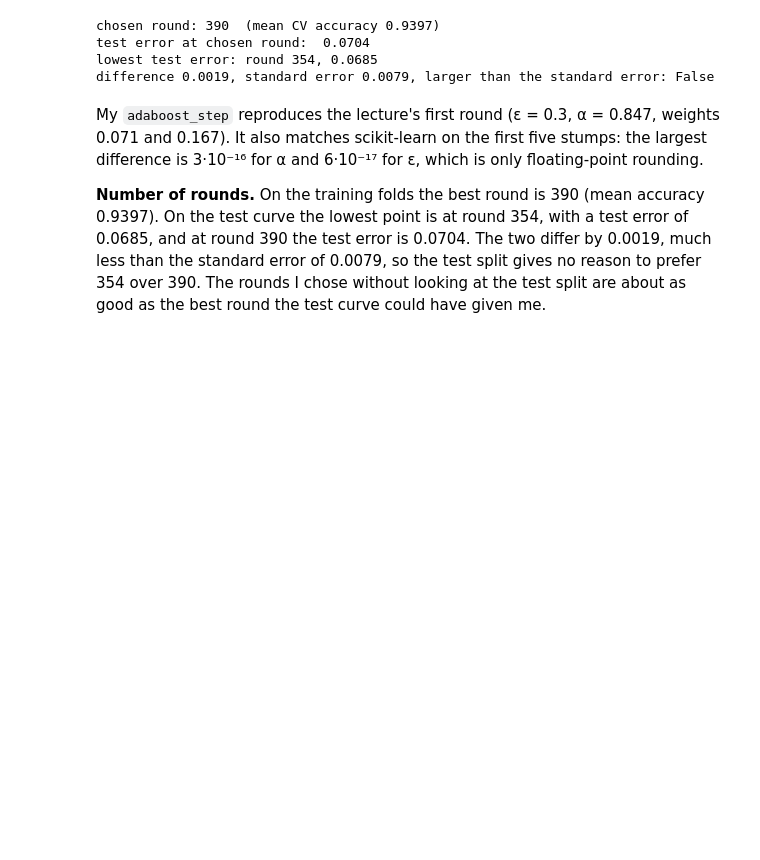
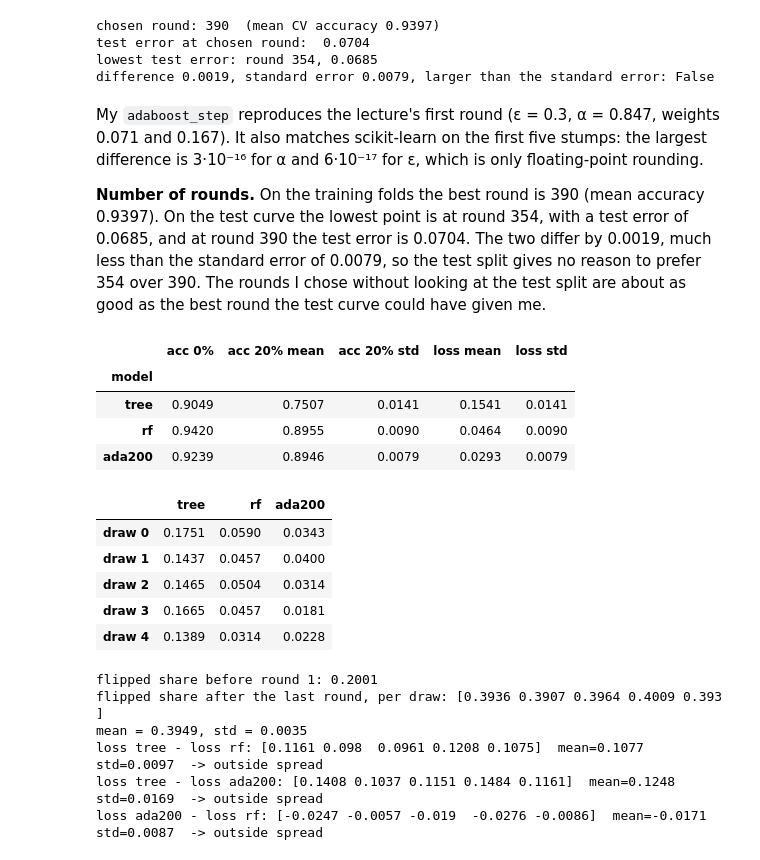
Before and after one commit to mukhamedzhankubantov/kubantov_task-04-ML-course, a Jupyter notebook: kubantov_task4.ipynb, the cells around one changed output. Drawn from its saved outputs; the diff is of its cells as text; code cells hidden in the pictures; blank space fills up the shorter version.

Commit message:
Part 5: label noise experiment and final weights

```diff
--- a/kubantov_task4.ipynb
+++ b/kubantov_task4.ipynb
@@ -515,0 +523,58 @@ My `adaboost_step` reproduces the lecture's first round (ε = 0.3, α = 0.847, w
+# %%
+ada200 = AdaBoostClassifier(n_estimators=200, random_state=SEED)
+noise_models = {"tree": tree, "rf": rf, "ada200": ada200}
+
+clean_acc = {k: clone(m).fit(X_train, y_train).score(X_test, y_test) for k, m in noise_models.items()}
+
+noisy_acc = {k: [] for k in noise_models}
+final_share = []
+n = len(y_train)
+for r in range(5):
+    y_noisy, idx = flip_labels(y_train, 0.20, SEED + r)
+    for k, m in noise_models.items():
+        fitted_m = clone(m).fit(X_train, y_noisy)
+        noisy_acc[k].append(fitted_m.score(X_test, y_test))        # scored on the clean test labels
+        if k == "ada200":
+            w = np.full(n, 1 / n)
+            for stump in fitted_m.estimators_:                      # all fitted stumps
+                _, w = adaboost_step(y_noisy, stump.predict(X_train), w)
+            final_share.append(w[idx].sum())
+
+losses = {k: clean_acc[k] - np.array(noisy_acc[k]) for k in noise_models}
+# %%
+rows = []
+for k in noise_models:
+    a, l = np.array(noisy_acc[k]), losses[k]
+    rows.append({"model": k, "acc 0%": clean_acc[k],
+                 "acc 20% mean": a.mean(), "acc 20% std": a.std(),
+                 "loss mean": l.mean(), "loss std": l.std()})
+display(pd.DataFrame(rows).set_index("model").round(4))
+display(pd.DataFrame(losses, index=[f"draw {r}" for r in range(5)]).round(4))
+
+share = np.array(final_share)
+print("flipped share before round 1:", round(len(idx) / len(y_train), 4))
+print("flipped share after the last round, per draw:", np.round(share, 4))
+print(f"mean = {share.mean():.4f}, std = {share.std():.4f}")
+
+for a, b in [("tree", "rf"), ("tree", "ada200"), ("ada200", "rf")]:
+    d = losses[a] - losses[b]
+    verdict = "inside spread" if abs(d.mean()) <= d.std() else "outside spread"
+    print(f"loss {a} - loss {b}: {np.round(d, 4)}  mean={d.mean():.4f}  std={d.std():.4f}  -> {verdict}")
+# %% [output]
+|  | acc 0% | acc 20% mean | acc 20% std | loss mean | loss std |
+| model |  |  |  |  |  |
+| tree | 0.9049 | 0.7507 | 0.0141 | 0.1541 | 0.0141 |
+| rf | 0.9420 | 0.8955 | 0.0090 | 0.0464 | 0.0090 |
+| ada200 | 0.9239 | 0.8946 | 0.0079 | 0.0293 | 0.0079 |
+|  | tree | rf | ada200 |
+| draw 0 | 0.1751 | 0.0590 | 0.0343 |
+| draw 1 | 0.1437 | 0.0457 | 0.0400 |
+| draw 2 | 0.1465 | 0.0504 | 0.0314 |
+| draw 3 | 0.1665 | 0.0457 | 0.0181 |
+| draw 4 | 0.1389 | 0.0314 | 0.0228 |
+flipped share before round 1: 0.2001
+flipped share after the last round, per draw: [0.3936 0.3907 0.3964 0.4009 0.393 ]
+mean = 0.3949, std = 0.0035
+loss tree - loss rf: [0.1161 0.098  0.0961 0.1208 0.1075]  mean=0.1077  std=0.0097  -> outside spread
+loss tree - loss ada200: [0.1408 0.1037 0.1151 0.1484 0.1161]  mean=0.1248  std=0.0169  -> outside spread
+loss ada200 - loss rf: [-0.0247 -0.0057 -0.019  -0.0276 -0.0086]  mean=-0.0171  std=0.0087  -> outside spread
```
Also changed, not shown: parts of 2 cells of this notebook.
